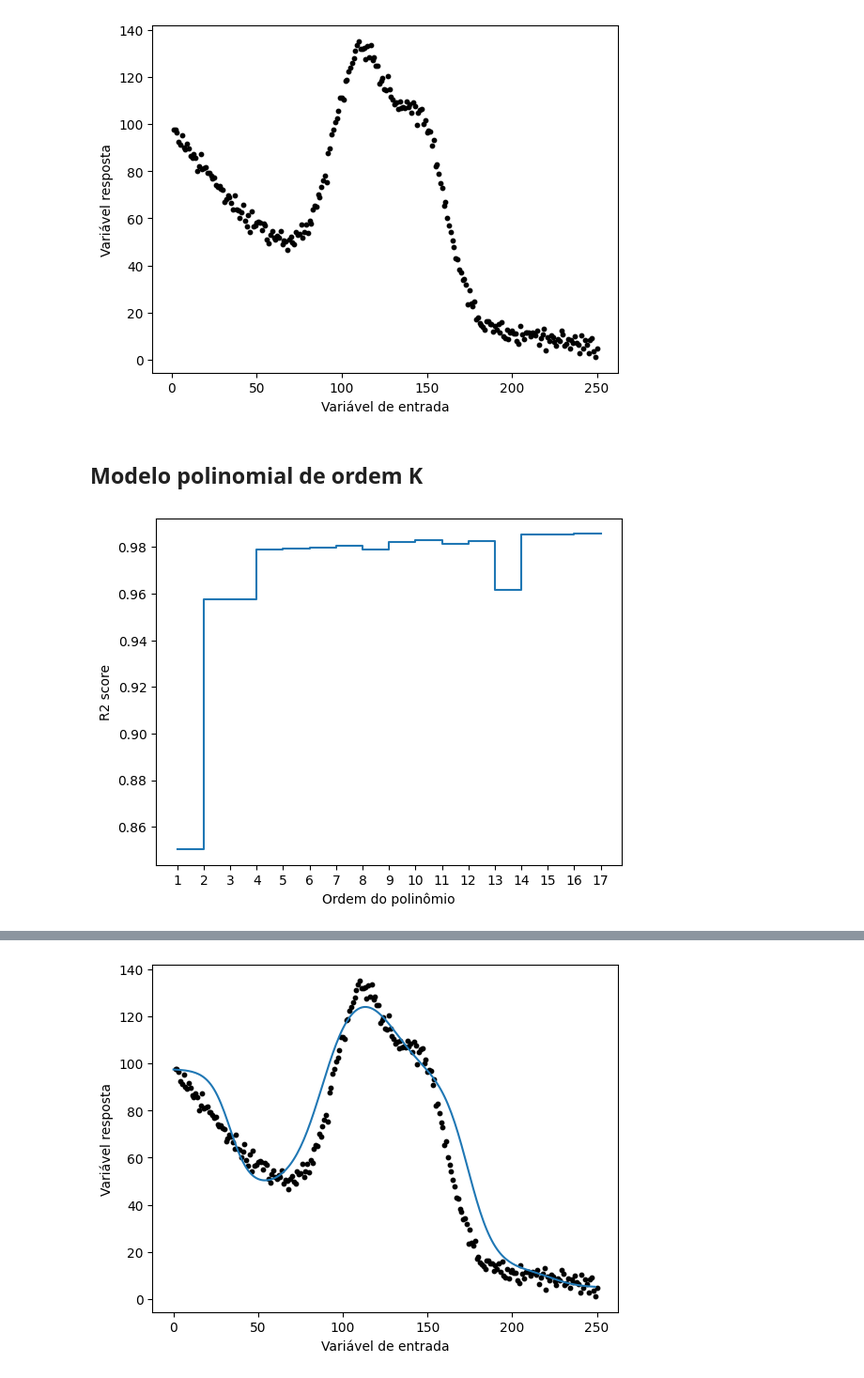
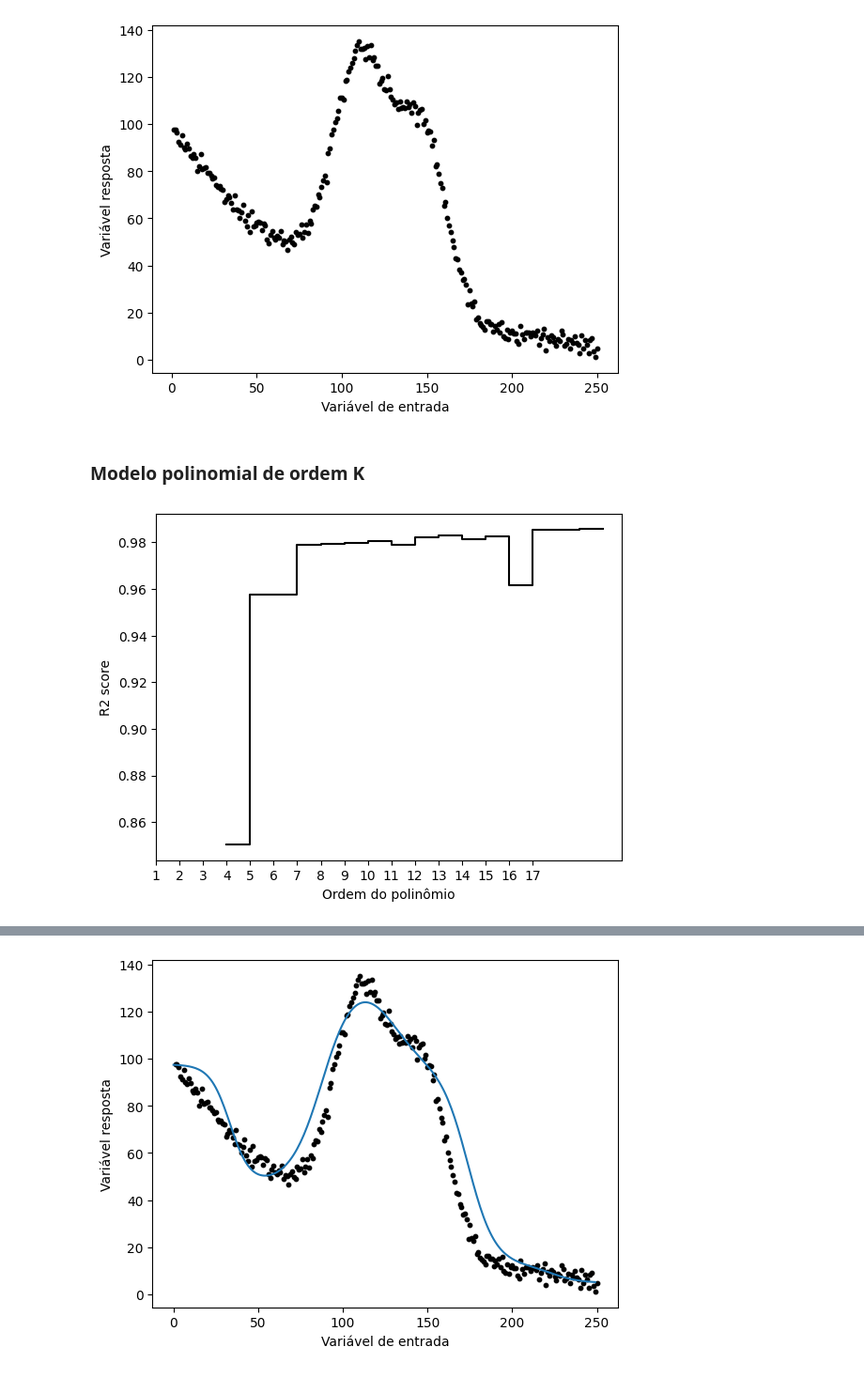
Before and after one commit to LuisFelipeCSouza/inteligencia-computacional-aplicada, a Jupyter notebook: trabalho-1/main.ipynb, the cells around one changed output, grey strips where cells are left out. Shown at 94% size. Saved outputs shown, nothing was run; the diff lists cells and outputs as text; code cells hidden in the pictures.

```diff
--- a/trabalho-1/main.ipynb
+++ b/trabalho-1/main.ipynb
@@ -21,7 +21,7 @@ from tqdm import tqdm, trange
 from itertools import combinations
 # %%
 BASE_DIR = Path('..').parent.resolve().parent
-DATA_DIR = BASE_DIR / 'data' / 'Gauss3.csv'
+DATA_DIR = BASE_DIR / 'trabalho-1' / 'data' / 'Gauss3.csv'
 # %%
 # data = np.loadtxt(DATA_DIR, skiprows=59, max_rows=11, usecols=(0, 1), unpack=True)
 data = np.genfromtxt(DATA_DIR, skip_header=1)
@@ -146,7 +203,7 @@ plt.show()
 # %% [output]
 [figure]
 # %% [markdown]
-## Modelo polinomial de ordem K
+### Modelo polinomial de ordem K
 # %%
 r2_scores = []
 y_preds = []
@@ -168,11 +225,11 @@ for i in range(4, 20+1):
 # %%
 fig, ax = plt.subplots()
 
-ax.plot(range(1, len(r2_scores)+1), r2_scores, drawstyle='steps-pre')
+ax.plot(range(4, 4+len(r2_scores)), r2_scores, drawstyle='steps-pre', c='k')
 ax.set_xlabel("Ordem do polinômio")
 ax.set_ylabel("R2 score")
 ax.set_xticks(range(1, len(r2_scores)+1))
 
 plt.show()
 # %% [output]
-[figure, old version]
+[figure, new version]
```
Also changed, not shown: parts of 19 cells of this notebook.
